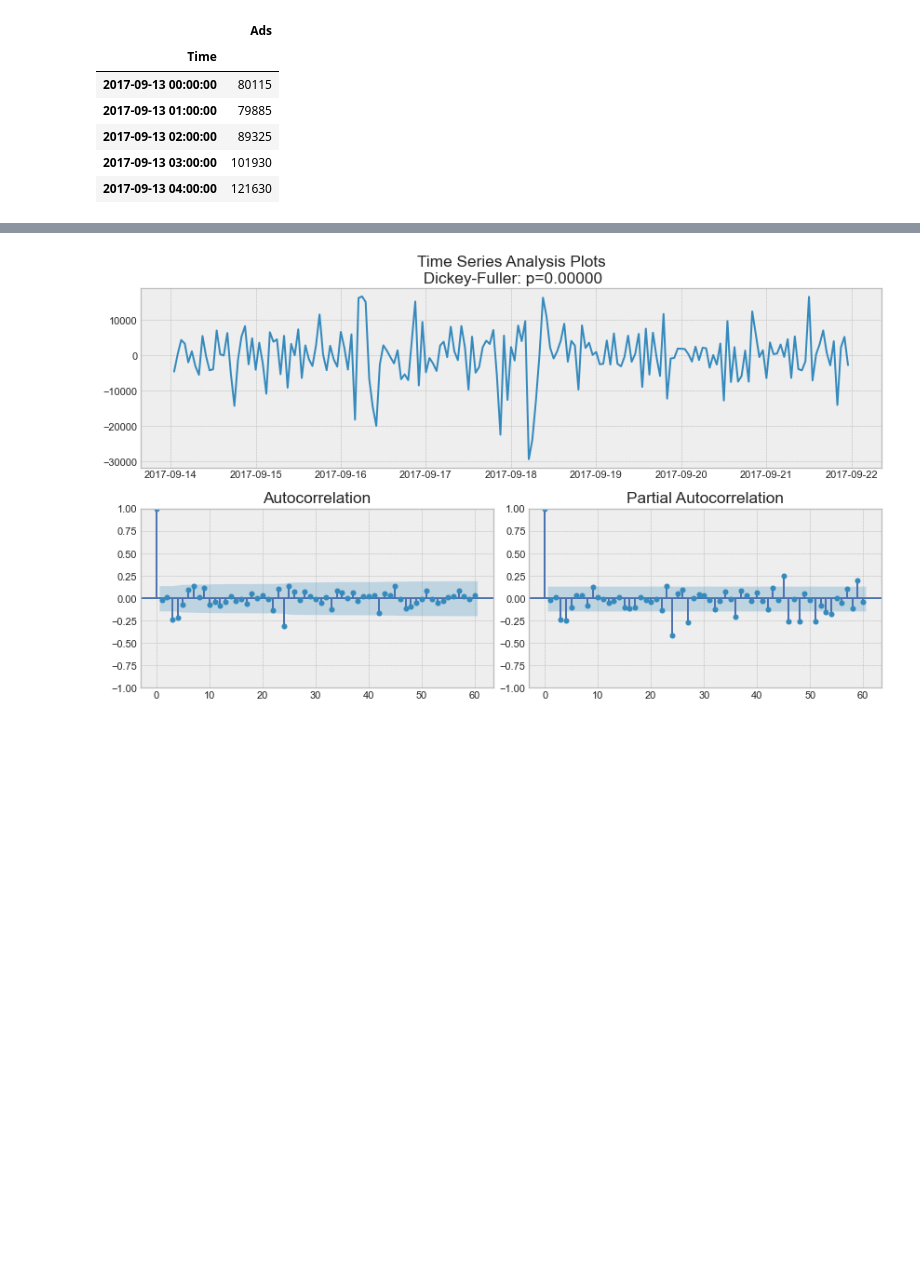
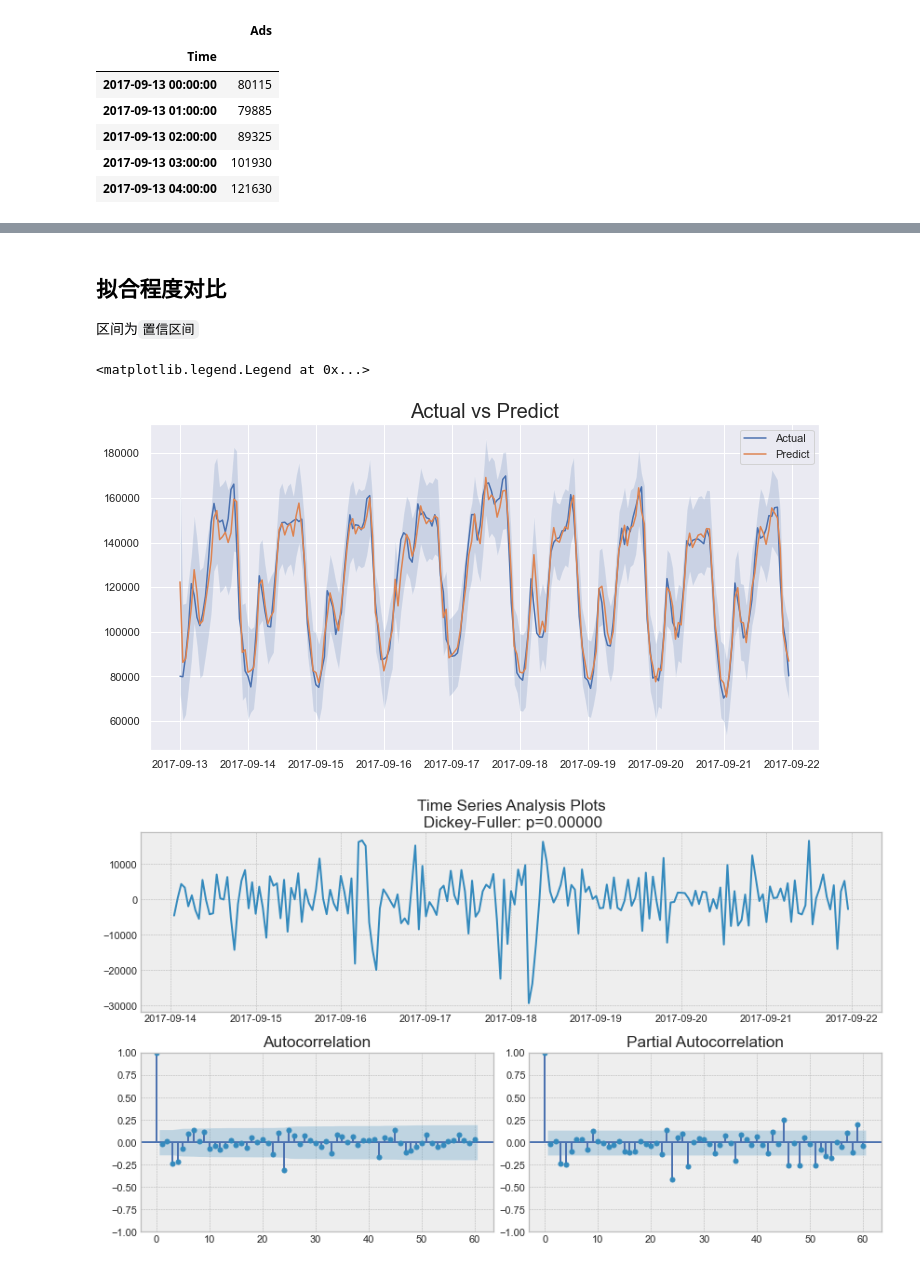
Before and after one commit to Ziqi-Yang/math_modeling_scripts, a Jupyter notebook: modeling_algorithms/时间序列分析-TimeSeriesAnalysis/pmdarima.ipynb, the cells around one changed output, grey strips where cells are left out. Cells and saved outputs as stored; diff of their text form; code cells hidden in the pictures; blank space fills up the shorter version.

```diff
--- a/modeling_algorithms/时间序列分析-TimeSeriesAnalysis/pmdarima.ipynb
+++ b/modeling_algorithms/时间序列分析-TimeSeriesAnalysis/pmdarima.ipynb
@@ -46,6 +46,25 @@ Covariance Type:                                opg
 Warnings:
 [1] Covariance matrix calculated using the outer product of gradients (complex-step).
 [2] Covariance matrix is singular or near-singular, with condition number 3.95e+22. Standard errors may be unstable.
+# %% [markdown]
+## 拟合程度对比
+
+区间为`置信区间`
+# %%
+pred,confident = arima.predict_in_sample(return_conf_int=True)
+df["pred"] = pred
+df["con_l"] = confident[:,0]
+df["con_h"] = confident[:,1]
+
+plt.figure(figsize=(12,6))
+plt.title("Actual vs Predict",fontsize=20)
+plt.plot(df["Ads"],label="Actual")
+plt.plot(df["pred"],label="Predict")
+plt.fill_between(df.index,df["con_l"],df["con_h"],alpha=.2)
+plt.legend()
+# %% [output]
+<matplotlib.legend.Legend at 0x...>
+[figure, added]
 # %%
 def tsplot(y, lags=None, figsize=(12, 7), style="bmh"):
     """
```
Also changed, not shown: parts of 1 cell of this notebook, 5 other files.
